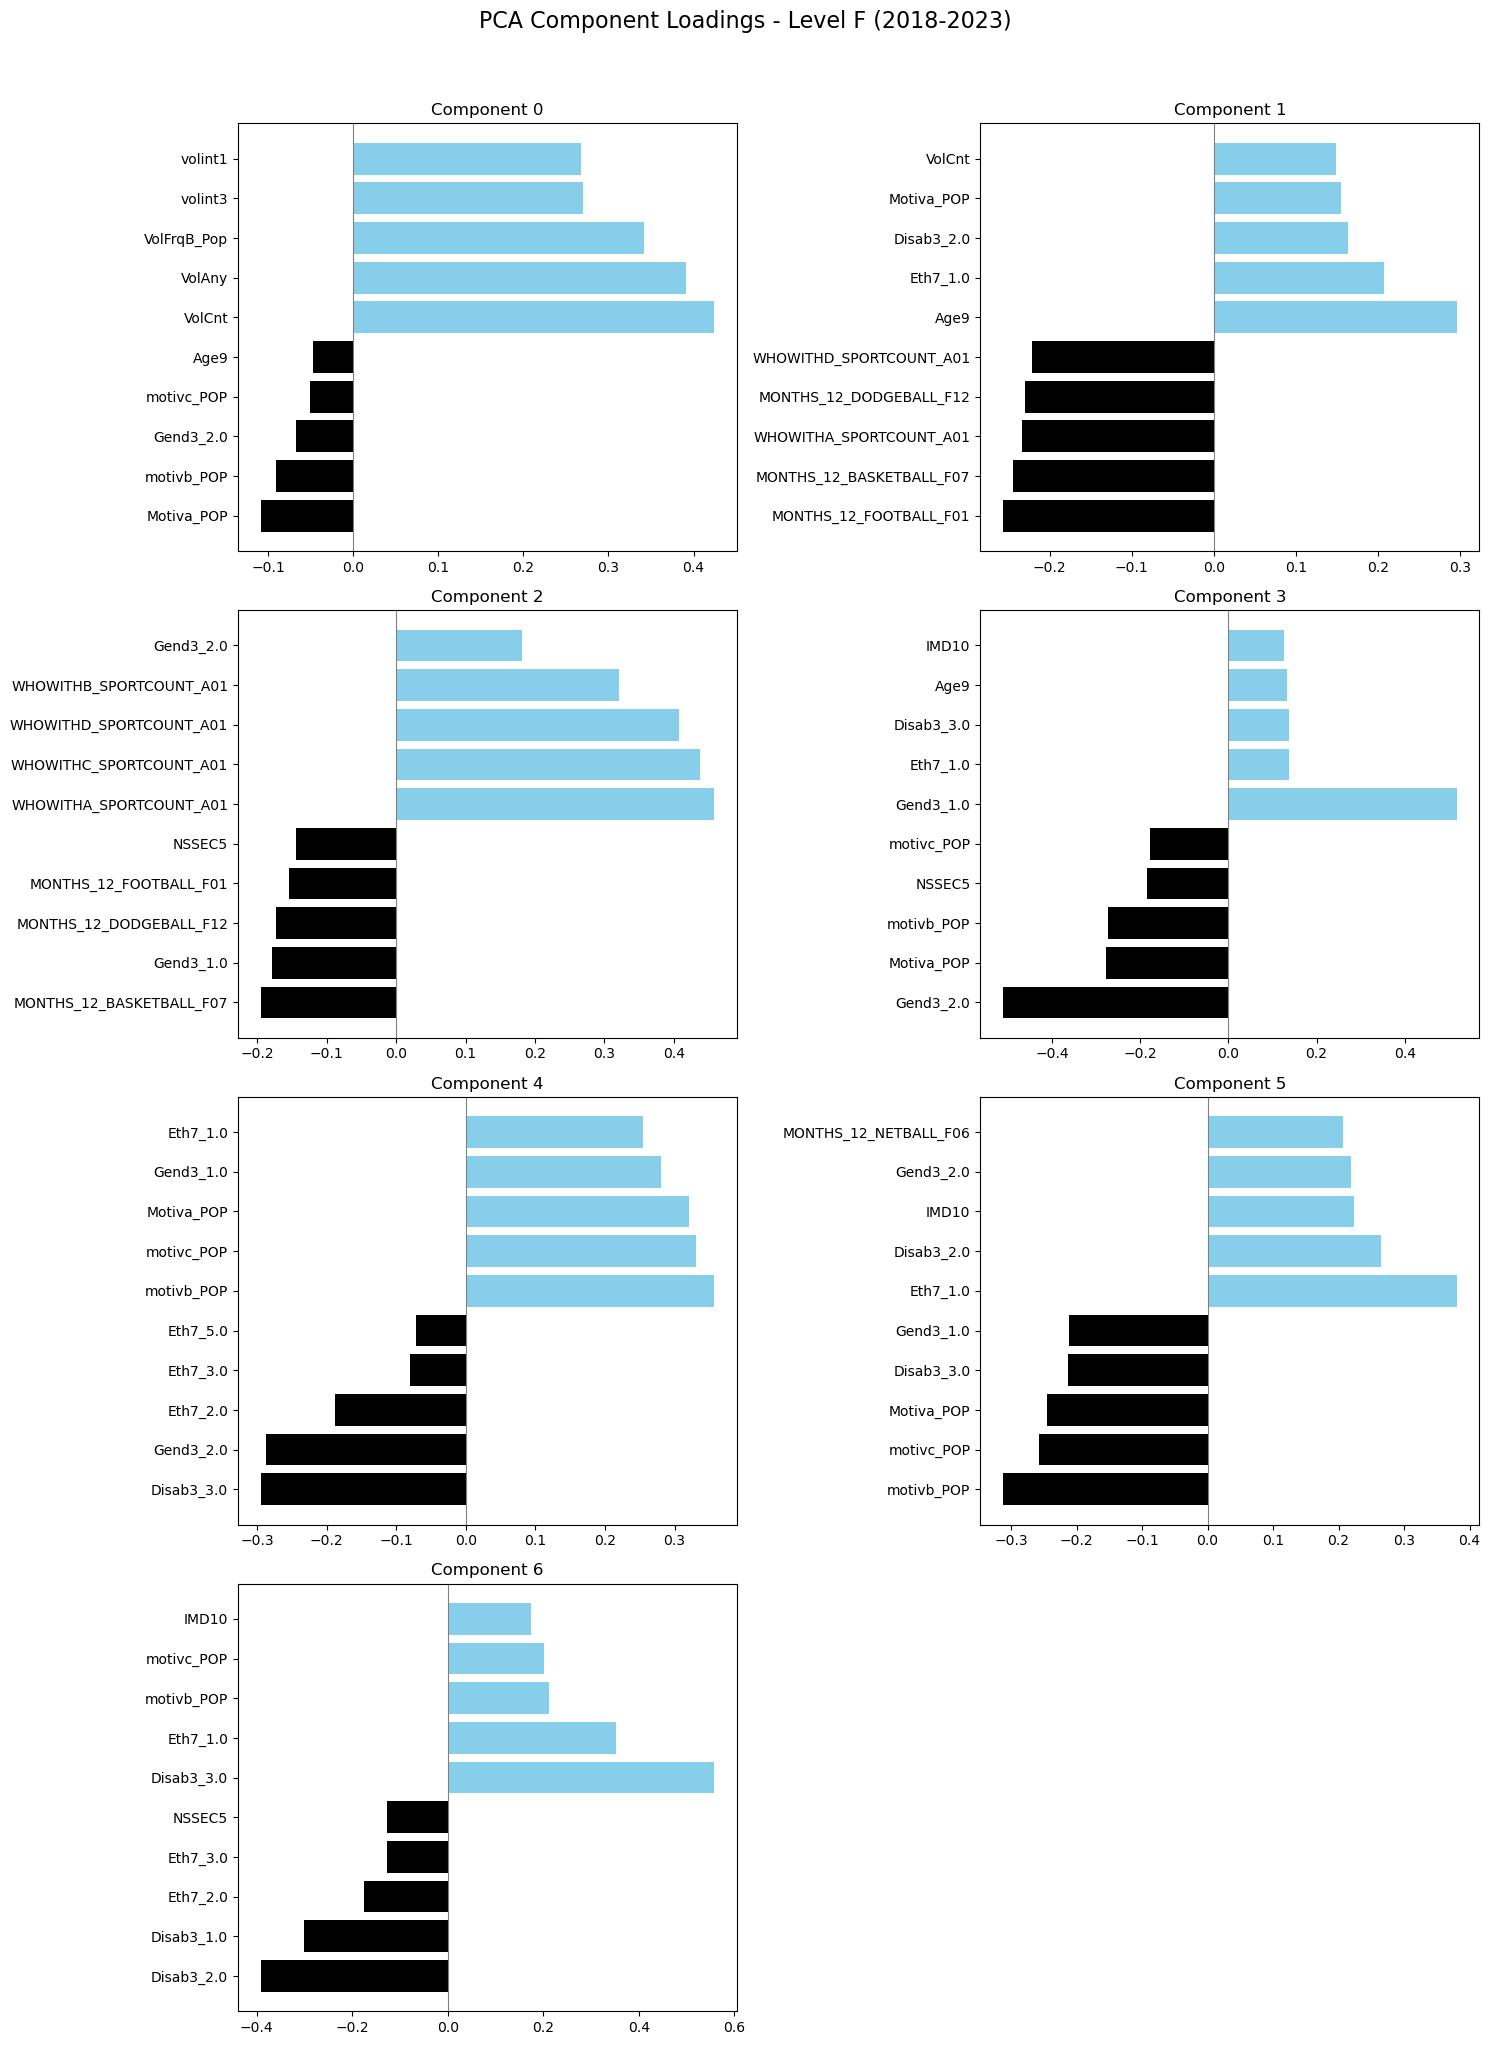
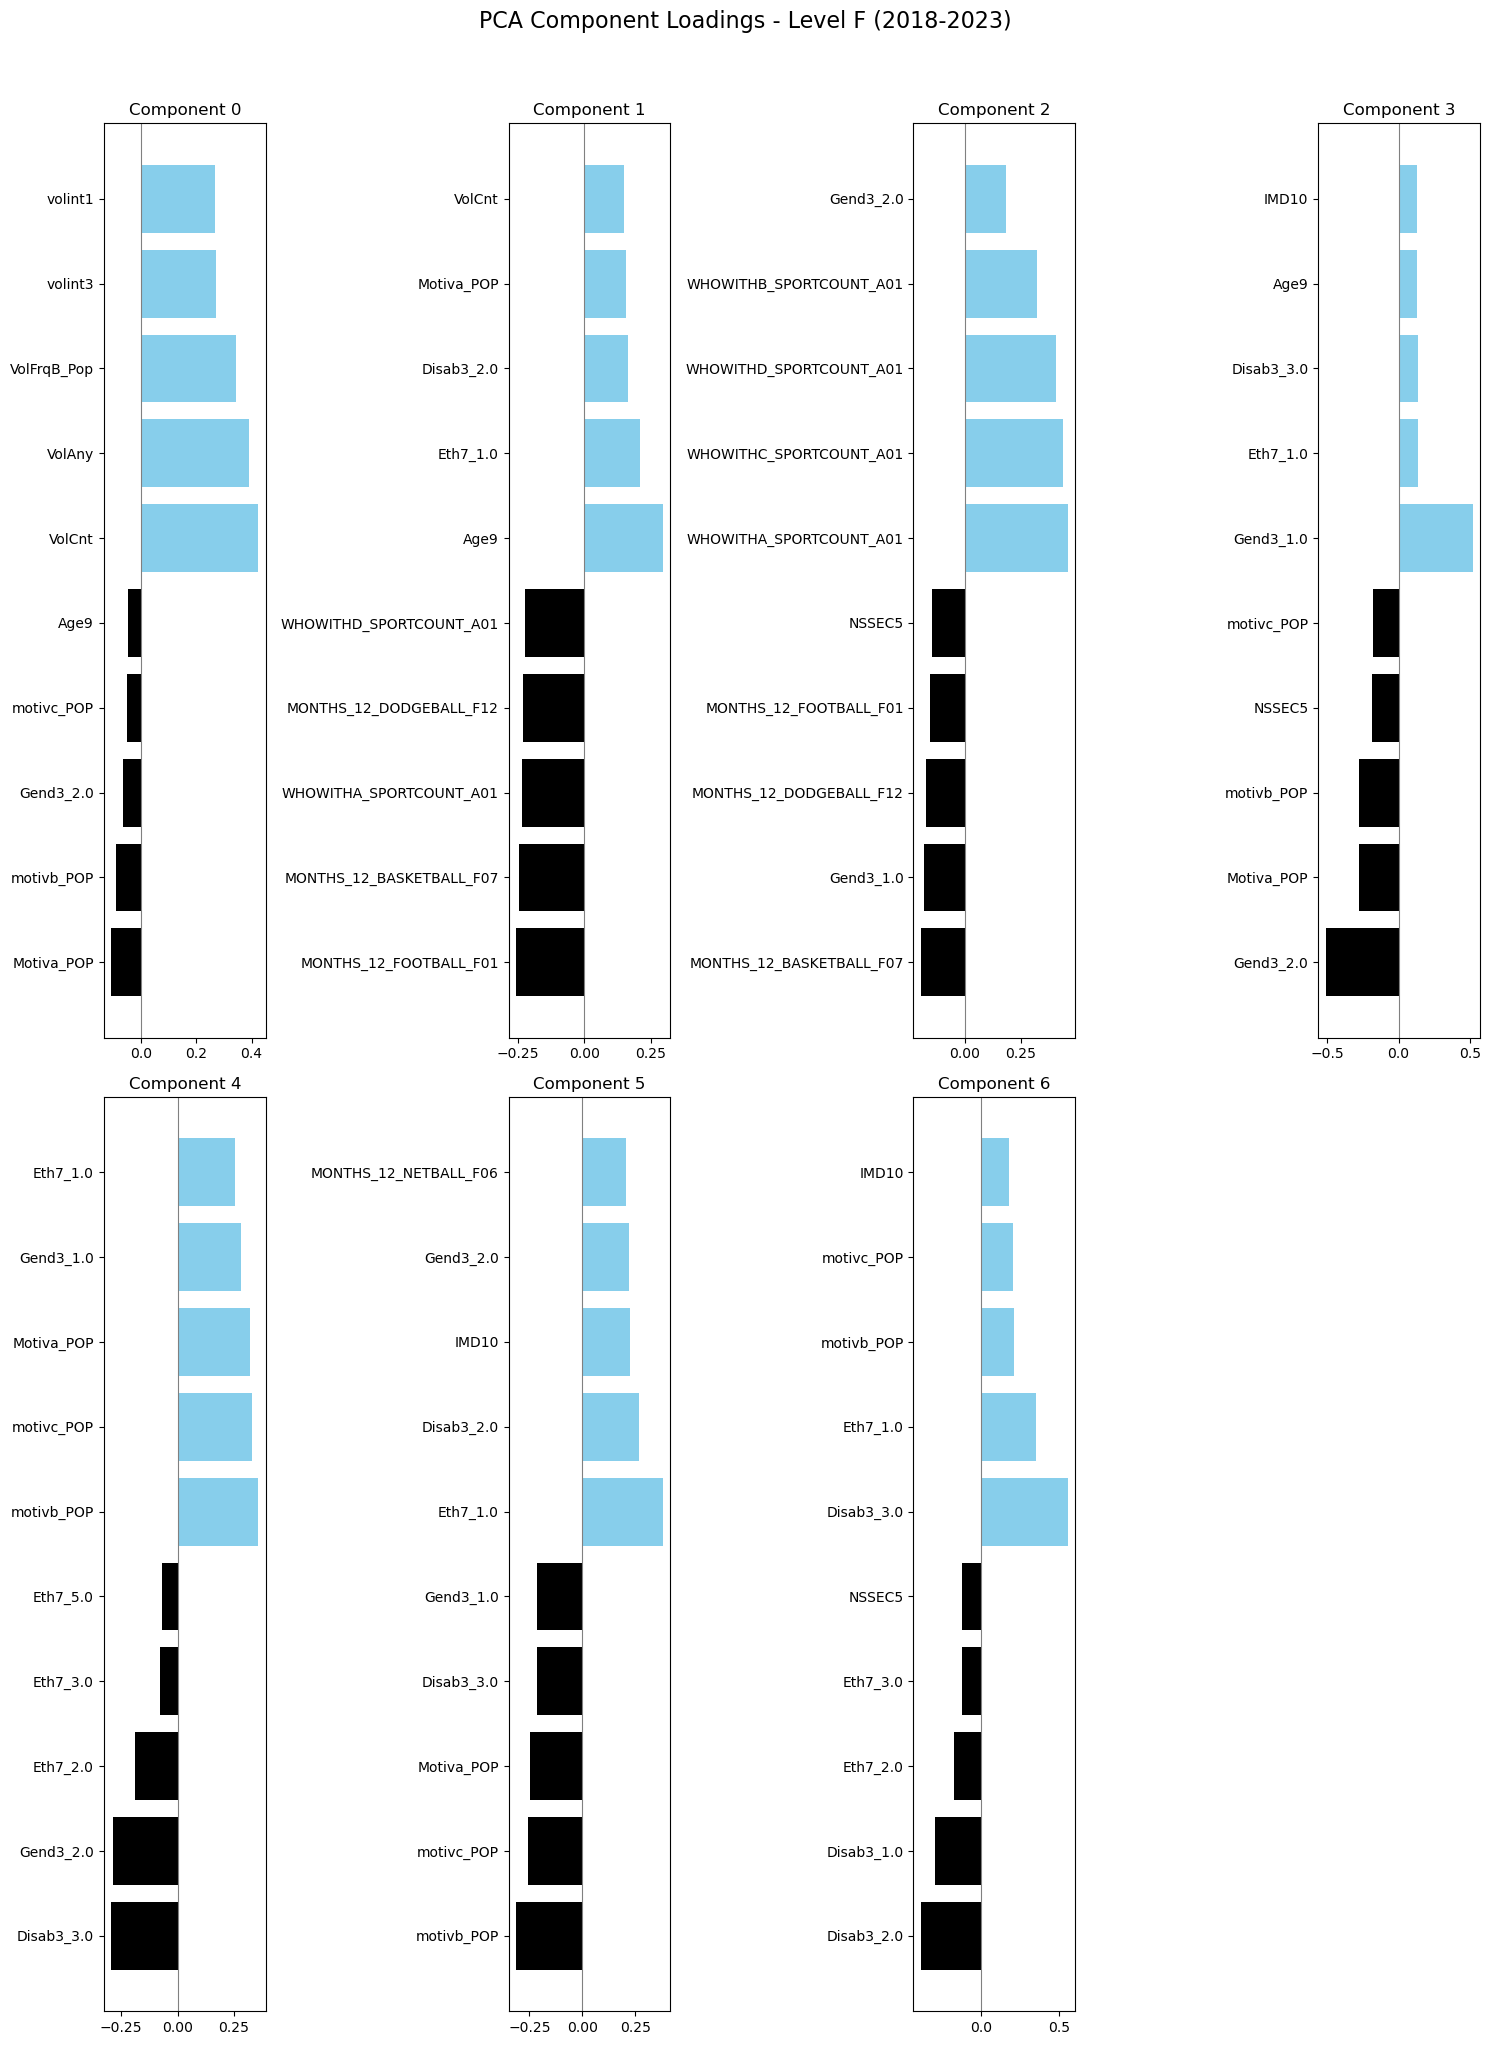
The change to this notebook cell's code, shown as a diff; its figure went from the first image to the second:
--- before
+++ after
@@ -2,5 +2,5 @@
 ####  PCA  ####
 ###############
-fig, axes = plt.subplots(4, 2, figsize=(15, 20))
+fig, axes = plt.subplots(2, 4, figsize=(15, 20))
 axes = axes.flatten()
 

Commit: XGBOOST/SHAP